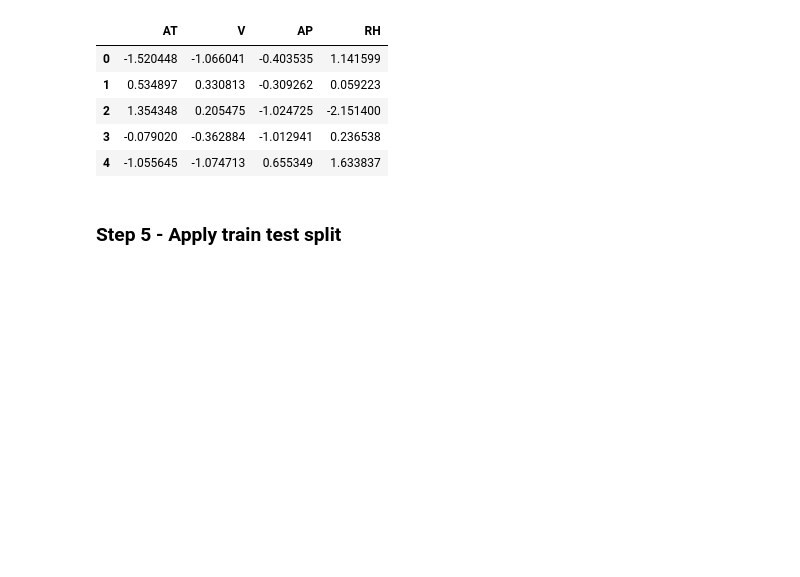
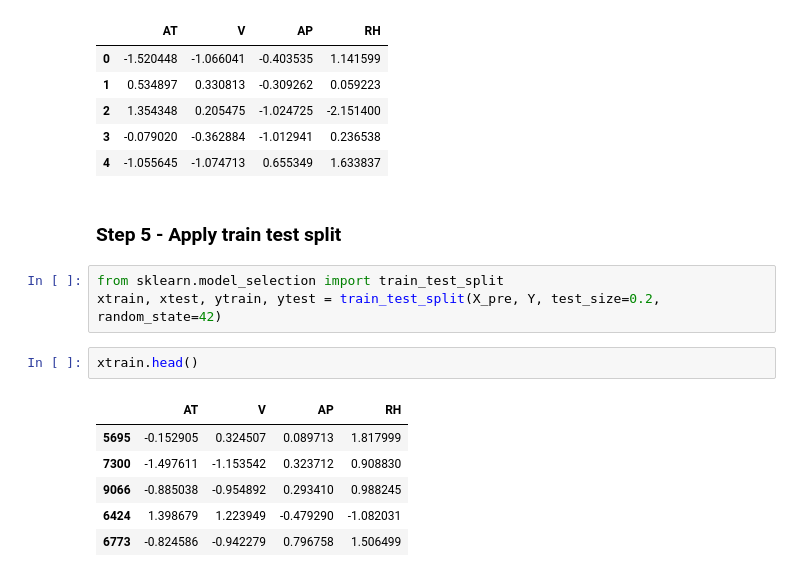
Before and after one commit to Telange/ML-Ravet-5-7-Tue-Wed, a Jupyter notebook: 10 Decition Tree Regression/10 Decition Tree Regression.ipynb, the cells around one changed output. Drawn from its saved outputs; the diff is of its cells as text; blank space fills up the shorter version.

```diff
--- a/10 Decition Tree Regression/10 Decition Tree Regression.ipynb
+++ b/10 Decition Tree Regression/10 Decition Tree Regression.ipynb
@@ -138,3 +138,15 @@ X_pre.head()
 | 4 | -1.055645 | -1.074713 | 0.655349 | 1.633837 |
 # %% [markdown]
 ### Step 5 - Apply train test split
+# %%
+from sklearn.model_selection import train_test_split
+xtrain, xtest, ytrain, ytest = train_test_split(X_pre, Y, test_size=0.2, random_state=42)
+# %%
+xtrain.head()
+# %% [output]
+|  | AT | V | AP | RH |
+| 5695 | -0.152905 | 0.324507 | 0.089713 | 1.817999 |
+| 7300 | -1.497611 | -1.153542 | 0.323712 | 0.908830 |
+| 9066 | -0.885038 | -0.954892 | 0.293410 | 0.988245 |
+| 6424 | 1.398679 | 1.223949 | -0.479290 | -1.082031 |
+| 6773 | -0.824586 | -0.942279 | 0.796758 | 1.506499 |
```
Also changed, not shown: parts of 47 cells of this notebook, 3 other files.
